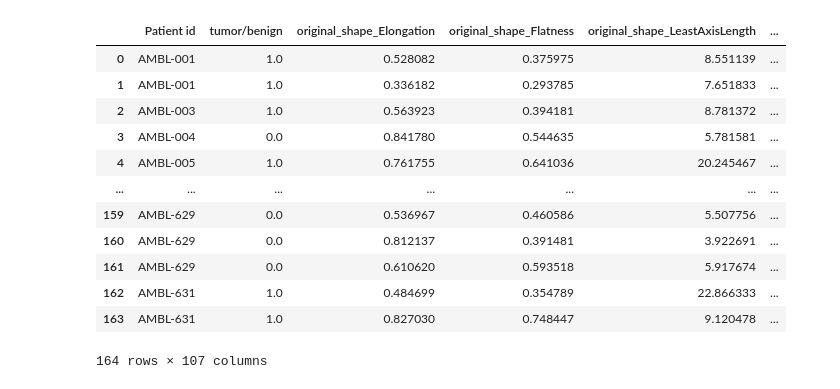
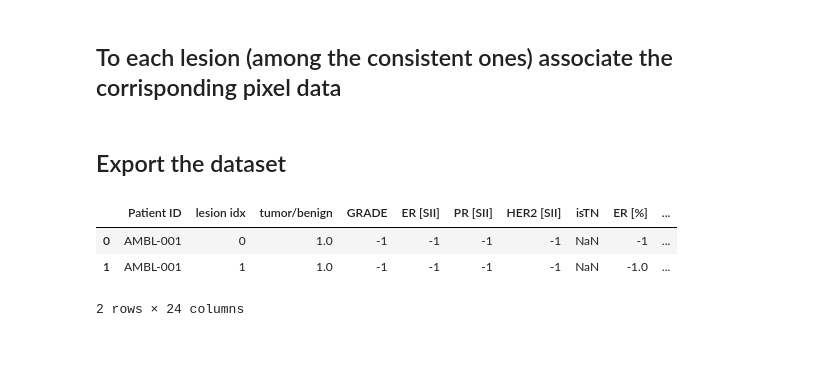
Before and after one commit to bendico765/MRI-Breast, a Jupyter notebook: Dal Canto Dataset.ipynb, the cells around one changed output. Cells and saved outputs as stored; diff of their text form; code cells hidden in the pictures; blank space fills up the shorter version.

```diff
--- a/Dal Canto Dataset.ipynb
+++ b/Dal Canto Dataset.ipynb
@@ -2,0 +364,2 @@ import pandas as pd
+# %% [markdown]
+## To each lesion (among the consistent ones) associate the corrisponding pixel data
@@ -3,16 +579,52 @@ import pandas as pd
+# %%
+# combine the dataframes together
+lesions_df = pd.concat([lesions_df, inconsistent_df])
+
+del inconsistent_df
+del df
+del lesion_pixel_array
+del slices
+del rois
+del patient_3d_model
+# %% [markdown]
+## Export the dataset
+# %%
+path = "/media/bendico765/Crucial X9/Materiali Tesista"
+folder_name = "Roi masks"
+
+# create the directory for the numpy files
+try:
+    os.mkdir(f"{path}/{folder_name}")
+except FileExistsError:
+    pass
+
+# save the numpy 3d models inside the folder
+numpy_filepaths_array = []
+for patient_id in lesions_df["Patient ID"].unique():
+    # create the patient rois folder
+    try:
+        os.mkdir(f"{path}/{folder_name}/{patient_id}")
+    except FileExistsError:
+        pass
+
+    # for each patient lesion, save it
+    for index, (_, row) in enumerate(lesions_df[lesions_df["Patient ID"] == patient_id].iterrows()):
+        # save the roi
+        pixel_array = row["Pixel array"]
+        numpy_filepath = f"{path}/{folder_name}/{patient_id}/ROI {index}.npy"
+        np.save(numpy_filepath, pixel_array)
+        numpy_filepaths_array.append(numpy_filepath)
+
+with open(f"{path}/{folder_name}/README.txt", "w") as file:
+    file.write("Maschere ROI in formato npy")
+
+lesions_df["Roi mask Filepath"] = numpy_filepaths_array
+# %%
+lesions_df.head(2)
+# %% [output]
+|  | Patient ID | lesion idx | tumor/benign | GRADE | ER [SII] | PR [SII] | HER2 [SII] | isTN | ER [%] | ... |
+| 0 | AMBL-001 | 0 | 1.0 | -1 | -1 | -1 | -1 | NaN | -1 | ... |
+| 1 | AMBL-001 | 1 | 1.0 | -1 | -1 | -1 | -1 | NaN | -1.0 | ... |
+2 rows × 24 columns
 # %%
-pd.read_csv("/media/bendico765/Crucial X9/MRI Lesions/t2_original_masks.csv", index_col=0)
+lesions_df.to_csv("/media/bendico765/Crucial X9/Materiali Tesista/lesions_df.csv")
-# %% [output]
-|  | Patient id | tumor/benign | original_shape_Elongation | original_shape_Flatness | original_shape_LeastAxisLength | ... |
-| 0 | AMBL-001 | 1.0 | 0.528082 | 0.375975 | 8.551139 | ... |
-| 1 | AMBL-001 | 1.0 | 0.336182 | 0.293785 | 7.651833 | ... |
-| 2 | AMBL-003 | 1.0 | 0.563923 | 0.394181 | 8.781372 | ... |
-| 3 | AMBL-004 | 0.0 | 0.841780 | 0.544635 | 5.781581 | ... |
-| 4 | AMBL-005 | 1.0 | 0.761755 | 0.641036 | 20.245467 | ... |
-| ... | ... | ... | ... | ... | ... | ... |
-| 159 | AMBL-629 | 0.0 | 0.536967 | 0.460586 | 5.507756 | ... |
-| 160 | AMBL-629 | 0.0 | 0.812137 | 0.391481 | 3.922691 | ... |
-| 161 | AMBL-629 | 0.0 | 0.610620 | 0.593518 | 5.917674 | ... |
-| 162 | AMBL-631 | 1.0 | 0.484699 | 0.354789 | 22.866333 | ... |
-| 163 | AMBL-631 | 1.0 | 0.827030 | 0.748447 | 9.120478 | ... |
-164 rows × 107 columns
```
Also changed, not shown: parts of 46 cells of this notebook, 7 other files.
